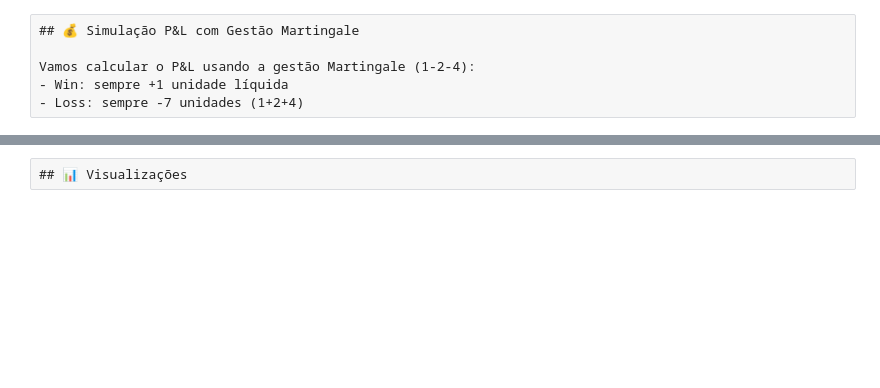
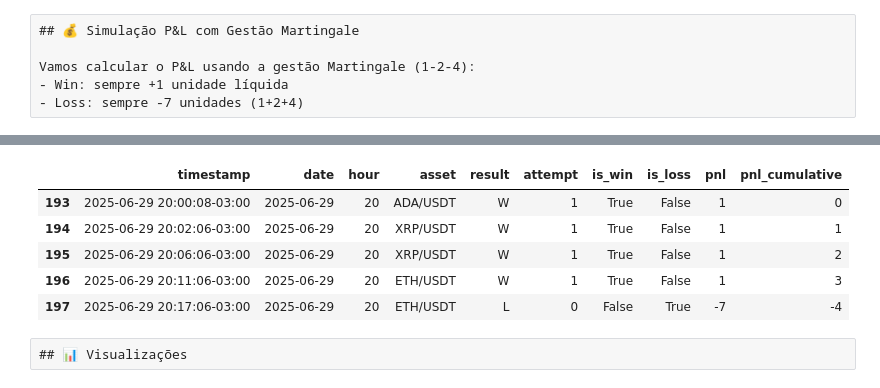
Before and after one commit to felipeldfonseca/telegram-signal-collector, a Jupyter notebook: notebooks/Exploratory.ipynb, the cells around one changed output, grey strips where cells are left out. Saved outputs shown, nothing was run; the diff lists cells and outputs as text; code cells hidden in the pictures; blank space fills up the shorter version.

```diff
--- a/notebooks/Exploratory.ipynb
+++ b/notebooks/Exploratory.ipynb
@@ -101,3 +131,18 @@ else:
+# %%
+# Filtering ops after 20:00
+df_20 = df[df['hour'] > 19]
+
+# Zerando pnl acumulado do dia
+df_20['pnl_cumulative'] -= df_20['pnl_cumulative'].iloc[0]
+
+df_20.head()
+# %% [output]
+|  | timestamp | date | hour | asset | result | attempt | is_win | is_loss | pnl | pnl_cumulative |
+| 193 | 2025-06-29 20:00:08-03:00 | 2025-06-29 | 20 | ADA/USDT | W | 1 | True | False | 1 | 0 |
+| 194 | 2025-06-29 20:02:06-03:00 | 2025-06-29 | 20 | XRP/USDT | W | 1 | True | False | 1 | 1 |
+| 195 | 2025-06-29 20:06:06-03:00 | 2025-06-29 | 20 | XRP/USDT | W | 1 | True | False | 1 | 2 |
+| 196 | 2025-06-29 20:11:06-03:00 | 2025-06-29 | 20 | ETH/USDT | W | 1 | True | False | 1 | 3 |
+| 197 | 2025-06-29 20:17:06-03:00 | 2025-06-29 | 20 | ETH/USDT | L | 0 | False | True | -7 | -4 |
 # %% [raw]
 ## 📊 Visualizações
 # %%
```
Also changed, not shown: parts of 7 cells of this notebook, 8 other files.
